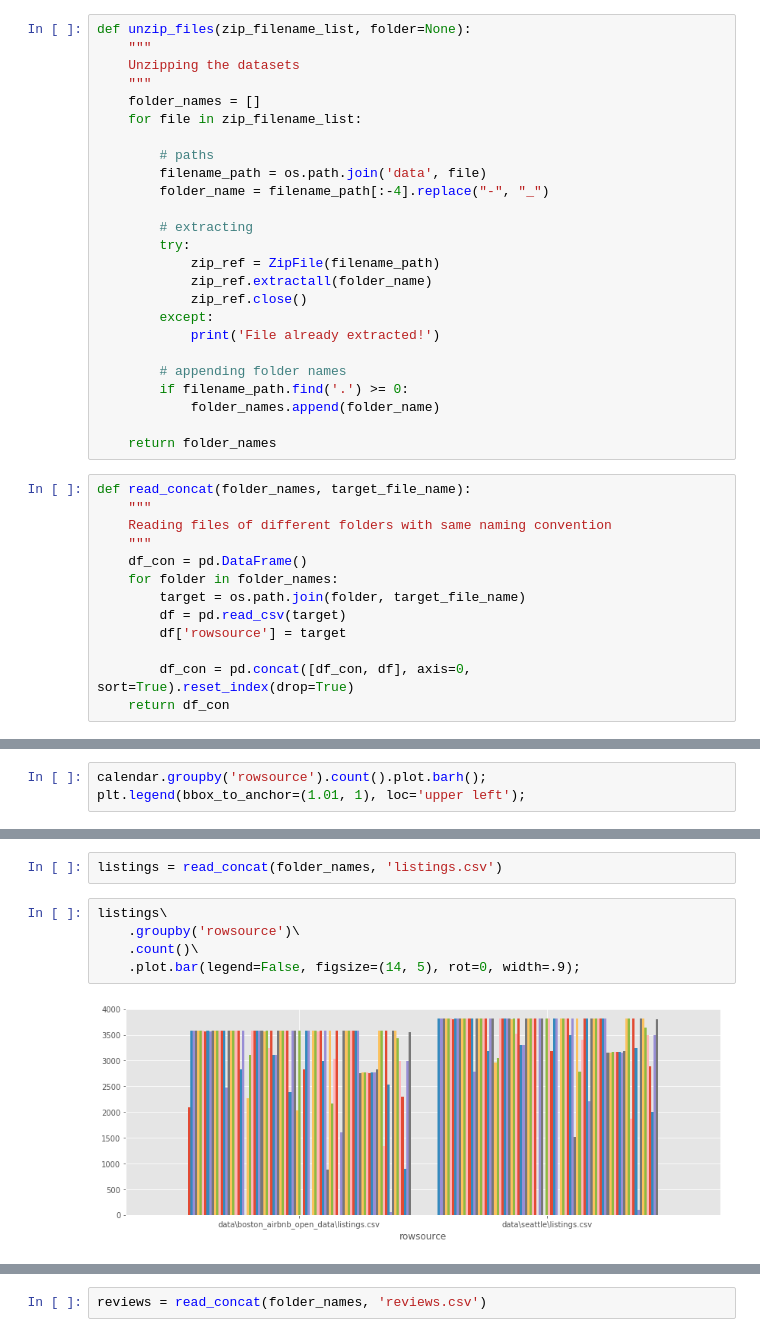
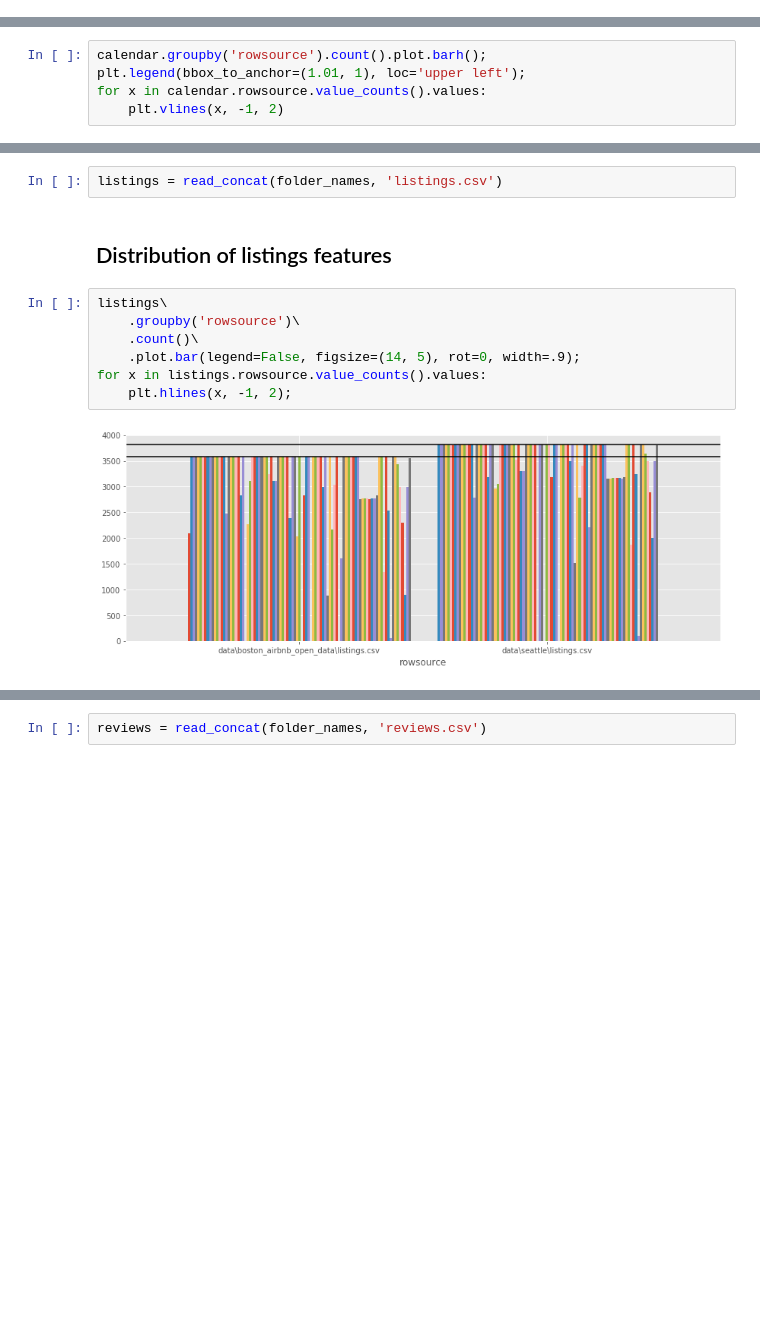
Before and after one commit to samlexrod/airbnb_ml, a Jupyter notebook: Airbnb_Analysis.ipynb, the cells around one changed output, grey strips where cells are left out. Drawn from its saved outputs; the diff is of its cells as text; blank space fills up the shorter version.

```diff
--- a/Airbnb_Analysis.ipynb
+++ b/Airbnb_Analysis.ipynb
@@ -48,40 +63,2 @@ import os
 %matplotlib inline
 plt.style.use('ggplot')
-# %%
-def unzip_files(zip_filename_list, folder=None):
-    """
-    Unzipping the datasets
-    """
-    folder_names = []
-    for file in zip_filename_list:
-
-        # paths
-        filename_path = os.path.join('data', file)
-        folder_name = filename_path[:-4].replace("-", "_")
-
-        # extracting
-        try:
-            zip_ref = ZipFile(filename_path)
-            zip_ref.extractall(folder_name)
-            zip_ref.close()
-        except:
-            print('File already extracted!')
-
-        # appending folder names
-        if filename_path.find('.') >= 0:
-            folder_names.append(folder_name)
-
-    return folder_names
-# %%
-def read_concat(folder_names, target_file_name):
-    """
-    Reading files of different folders with same naming convention
-    """
-    df_con = pd.DataFrame()
-    for folder in folder_names:
-        target = os.path.join(folder, target_file_name)
-        df = pd.read_csv(target)
-        df['rowsource'] = target
-
-        df_con = pd.concat([df_con, df], axis=0, sort=True).reset_index(drop=True)
-    return df_con
@@ -121,4 +119,6 @@ calendar = read_concat(folder_names, 'calendar.csv')
 # %%
 calendar.groupby('rowsource').count().plot.barh();
 plt.legend(bbox_to_anchor=(1.01, 1), loc='upper left');
+for x in calendar.rowsource.value_counts().values:
+    plt.vlines(x, -1, 2)
 # %% [output]
@@ -129,9 +135,13 @@ Second, we are importing the listings dataset.
 # %%
 listings = read_concat(folder_names, 'listings.csv')
+# %% [markdown]
+## Distribution of listings features
 # %%
 listings\
     .groupby('rowsource')\
     .count()\
     .plot.bar(legend=False, figsize=(14, 5), rot=0, width=.9);
+for x in listings.rowsource.value_counts().values:
+    plt.hlines(x, -1, 2);
 # %% [output]
-[figure, old version]
+[figure, new version]
```
Also changed, not shown: parts of 274 cells of this notebook, 1 other file.
